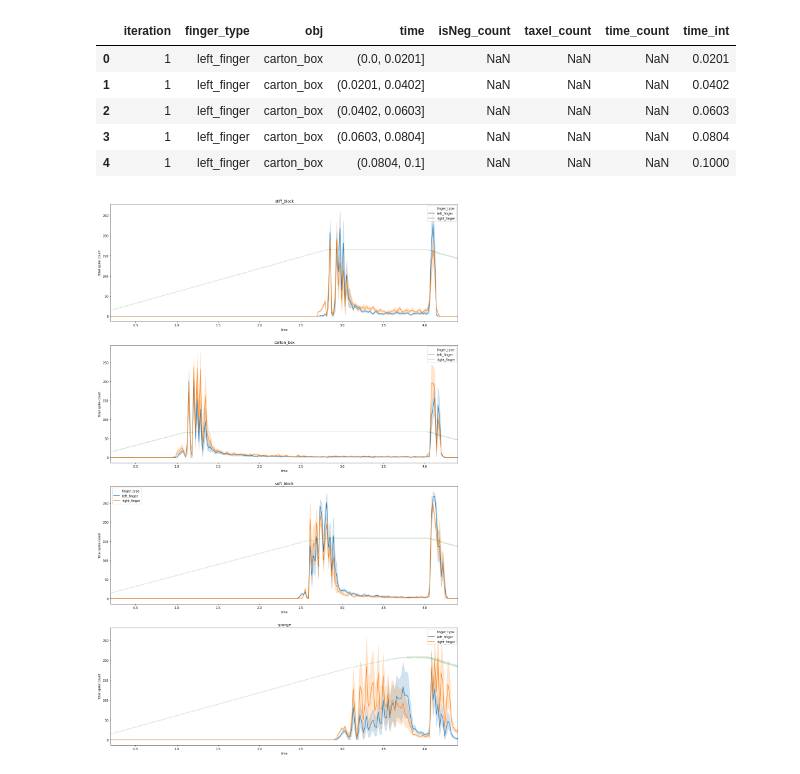
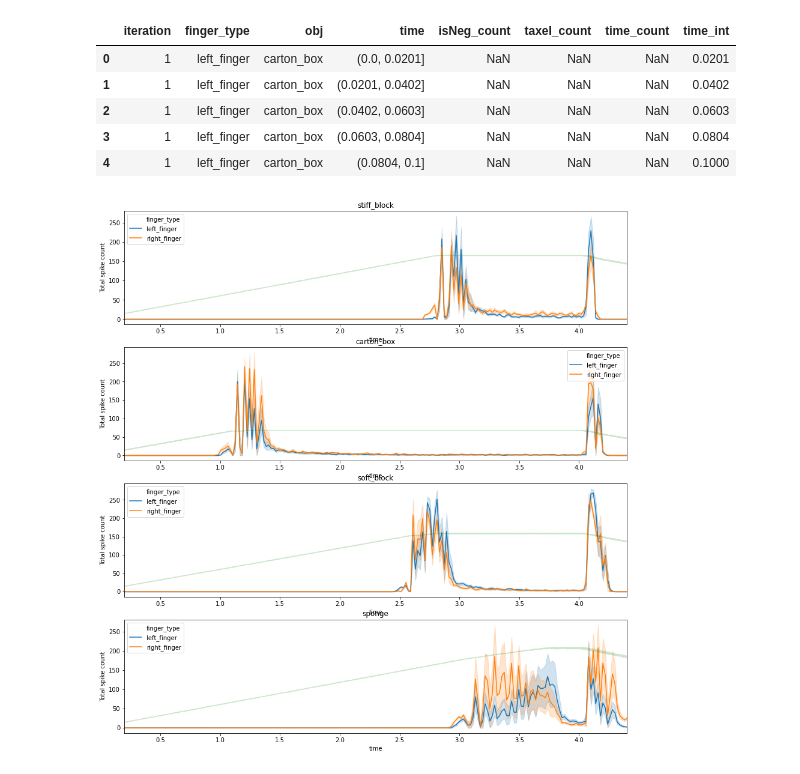
Before and after one commit to tasbolat1/neutouch, a Jupyter notebook: classification_test.ipynb, the cells around one changed output. Cells and saved outputs as stored; diff of their text form; code cells hidden in the pictures.

```diff
--- a/classification_test.ipynb
+++ b/classification_test.ipynb
@@ -113,18 +113,18 @@ count_df.head()
 # %%
 count_df.taxel_count = count_df.taxel_count.fillna(0)
 # %%
-fig, ax = plt.subplots(len(objs),figsize=(20,8*len(objs)))
+fig, ax = plt.subplots(len(objs),figsize=(15,4*len(objs)))
 for i in range(len(objs)):
     sns.lineplot(ax=ax[i], x = 'time_int', y='taxel_count', hue='finger_type', data=count_df[count_df.obj == objs[i]])
     #ax.set_ylim([3500,6500])
     ax[i].set_title(objs[i])
     sns.lineplot(ax=ax[i], x = 'time', y='current', data=df_rbtq[df_rbtq.obj == objs[i]], alpha=0.2, color='g')
     ax[i].set_ylabel('Total spike count')
     ax[i].set_xlim([0.2, 4.4])
-plt.savefig('4_objs_trial2.png')
+plt.savefig('4_objs_trial2.png', dpi=1000)
 plt.show()
 # %% [output]
-[figure, old version]
+[figure, new version]
 # %% [markdown]
 ### Stiff block left
 ![log](diagnostic_data/taxel_imgs/stiff_block_left_finger_1.png)
```
Also changed, not shown: 4 other files.
